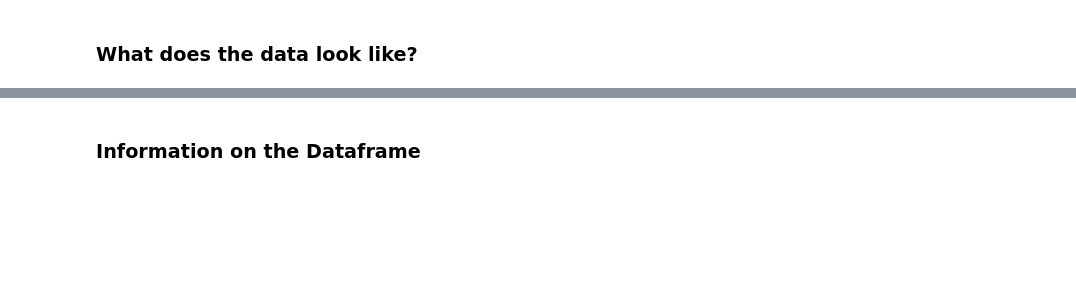
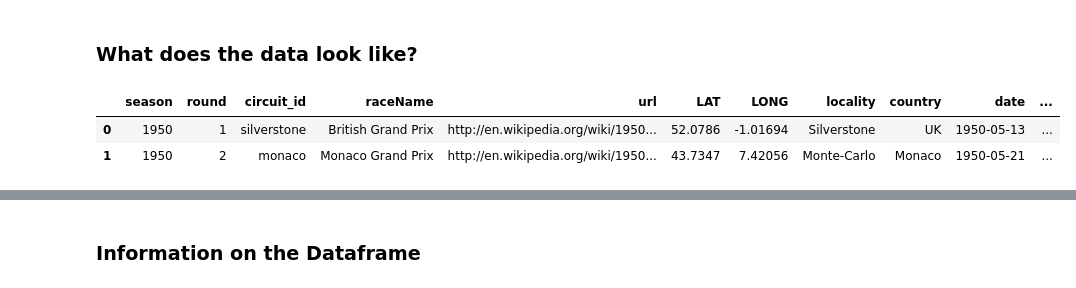
Before and after one commit to autrefois/bootcamp, a Jupyter notebook: 2022/python_workshop/notebooks/08_pandas.ipynb, the cells around one changed output, grey strips where cells are left out. Cells and saved outputs as stored; diff of their text form; code cells hidden in the pictures; blank space fills up the shorter version.

```diff
--- a/2022/python_workshop/notebooks/08_pandas.ipynb
+++ b/2022/python_workshop/notebooks/08_pandas.ipynb
@@ -102,5 +174,9 @@ f1_races.dtypes
 # %% [markdown]
 ### What does the data look like?
 # %%
-f1_races.head()
+f1_races.head(2)
+# %% [output]
+|  | season | round | circuit_id | raceName | url | LAT | LONG | locality | country | date | ... |
+| 0 | 1950 | 1 | silverstone | British Grand Prix | http://en.wikipedia.org/wiki/1950... | 52.0786 | -1.01694 | Silverstone | UK | 1950-05-13 | ... |
+| 1 | 1950 | 2 | monaco | Monaco Grand Prix | http://en.wikipedia.org/wiki/1950... | 43.7347 | 7.42056 | Monte-Carlo | Monaco | 1950-05-21 | ... |
 # %%
```
Also changed, not shown: parts of 55 cells of this notebook, 1 other file.
